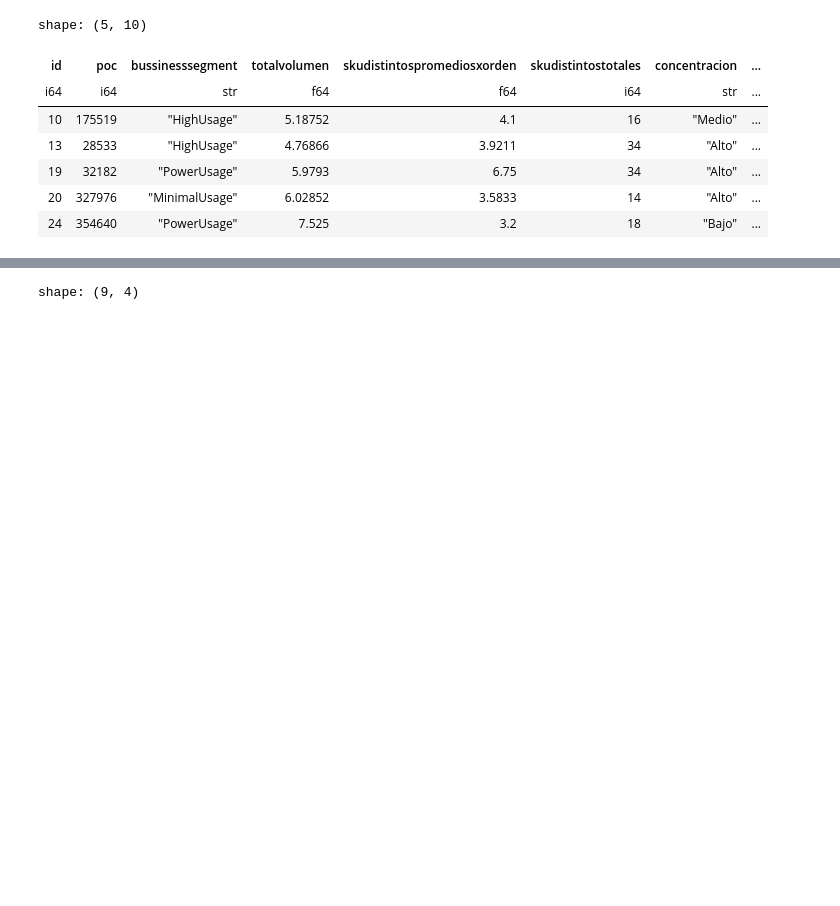
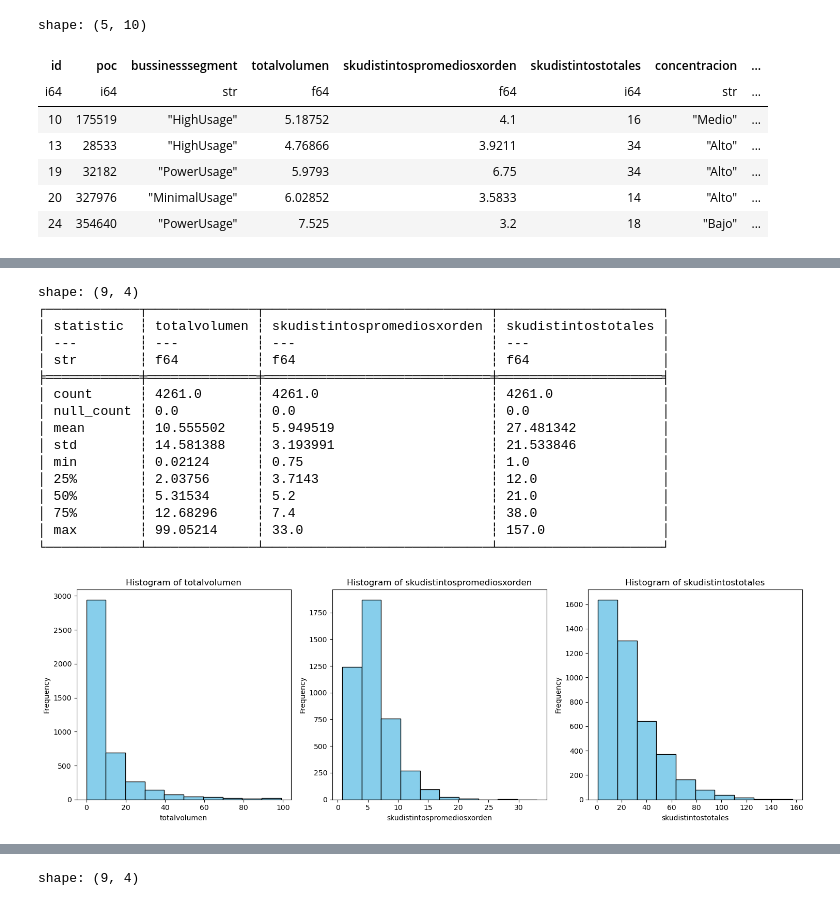
Before and after one commit to iair/challenge_AB_InBev, a Jupyter notebook: notebooks/EDA.ipynb, the cells around one changed output, grey strips where cells are left out. Cells and saved outputs as stored; diff of their text form; code cells hidden in the pictures; blank space fills up the shorter version.

```diff
--- a/notebooks/EDA.ipynb
+++ b/notebooks/EDA.ipynb
@@ -145,0 +499,24 @@ shape: (5, 10)
+# %%
+# Filtrar los resultados para mostrar solo aquellos clientes con volumen de compra menores o iguales a 100 (97% de los datos)
+outliers = atributes.filter(pl.col("totalvolumen") > 100)
+filtered_result = atributes.filter(pl.col("totalvolumen") <= 100)
+print(filtered_result[numerical].describe())
+plot_histograms(filtered_result, numerical)
+# %% [output]
+shape: (9, 4)
+┌────────────┬──────────────┬─────────────────────────────┬─────────────────────┐
+│ statistic  ┆ totalvolumen ┆ skudistintospromediosxorden ┆ skudistintostotales │
+│ ---        ┆ ---          ┆ ---                         ┆ ---                 │
+│ str        ┆ f64          ┆ f64                         ┆ f64                 │
+╞════════════╪══════════════╪═════════════════════════════╪═════════════════════╡
+│ count      ┆ 4261.0       ┆ 4261.0                      ┆ 4261.0              │
+│ null_count ┆ 0.0          ┆ 0.0                         ┆ 0.0                 │
+│ mean       ┆ 10.555502    ┆ 5.949519                    ┆ 27.481342           │
+│ std        ┆ 14.581388    ┆ 3.193991                    ┆ 21.533846           │
+│ min        ┆ 0.02124      ┆ 0.75                        ┆ 1.0                 │
+│ 25%        ┆ 2.03756      ┆ 3.7143                      ┆ 12.0                │
+│ 50%        ┆ 5.31534      ┆ 5.2                         ┆ 21.0                │
+│ 75%        ┆ 12.68296     ┆ 7.4                         ┆ 38.0                │
+│ max        ┆ 99.05214     ┆ 33.0                        ┆ 157.0               │
+└────────────┴──────────────┴─────────────────────────────┴─────────────────────┘
+[figure, added]
```
Also changed, not shown: parts of 36 cells of this notebook, 2 other files.
